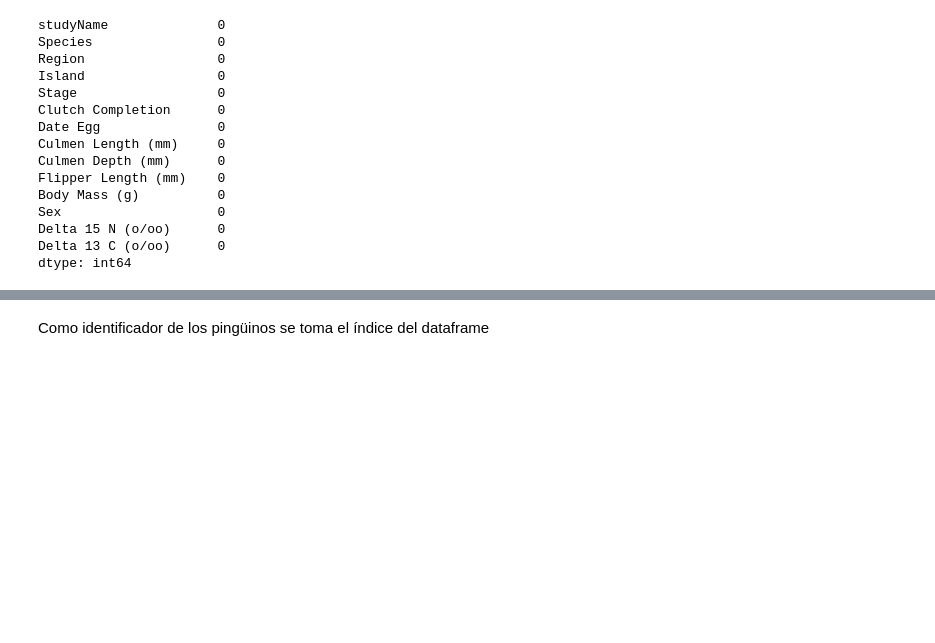
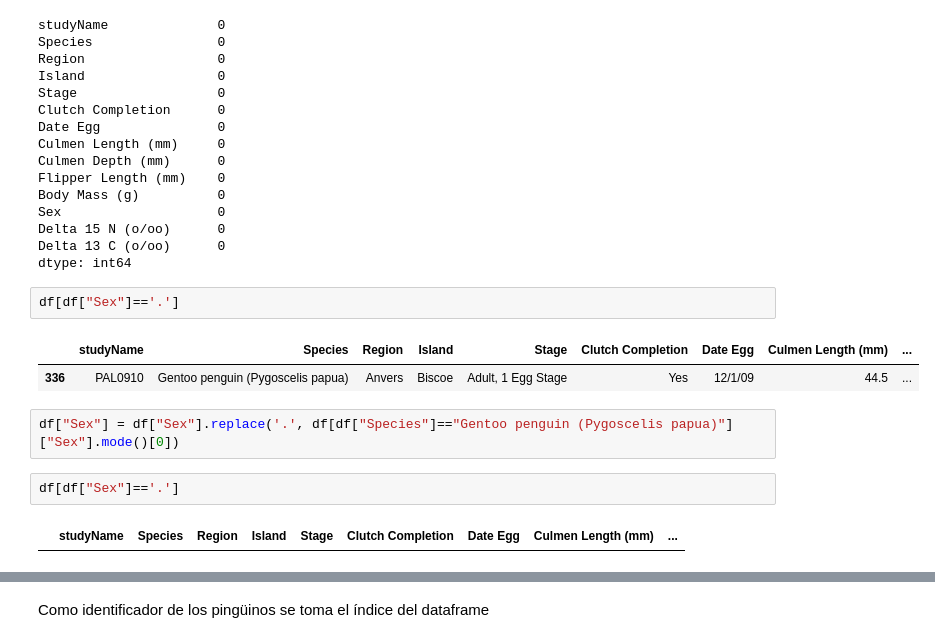
Before and after one commit to teresababio/Project_Penguin, a Jupyter notebook: dashboard/limpieza_datos.ipynb, the cells around one changed output, grey strips where cells are left out. Saved outputs shown, nothing was run; the diff lists cells and outputs as text; blank space fills up the shorter version.

```diff
--- a/dashboard/limpieza_datos.ipynb
+++ b/dashboard/limpieza_datos.ipynb
@@ -373,3 +372,14 @@ Sex                    0
 Delta 15 N (o/oo)      0
 Delta 13 C (o/oo)      0
 dtype: int64
+# %%
+df[df["Sex"]=='.']
+# %% [output]
+|  | studyName | Species | Region | Island | Stage | Clutch Completion | Date Egg | Culmen Length (mm) | ... |
+| 336 | PAL0910 | Gentoo penguin (Pygoscelis papua) | Anvers | Biscoe | Adult, 1 Egg Stage | Yes | 12/1/09 | 44.5 | ... |
+# %%
+df["Sex"] = df["Sex"].replace('.', df[df["Species"]=="Gentoo penguin (Pygoscelis papua)"]["Sex"].mode()[0])
+# %%
+df[df["Sex"]=='.']
+# %% [output]
+|  | studyName | Species | Region | Island | Stage | Clutch Completion | Date Egg | Culmen Length (mm) | ... |
```
Also changed, not shown: parts of 3 cells of this notebook, 20 other files.
